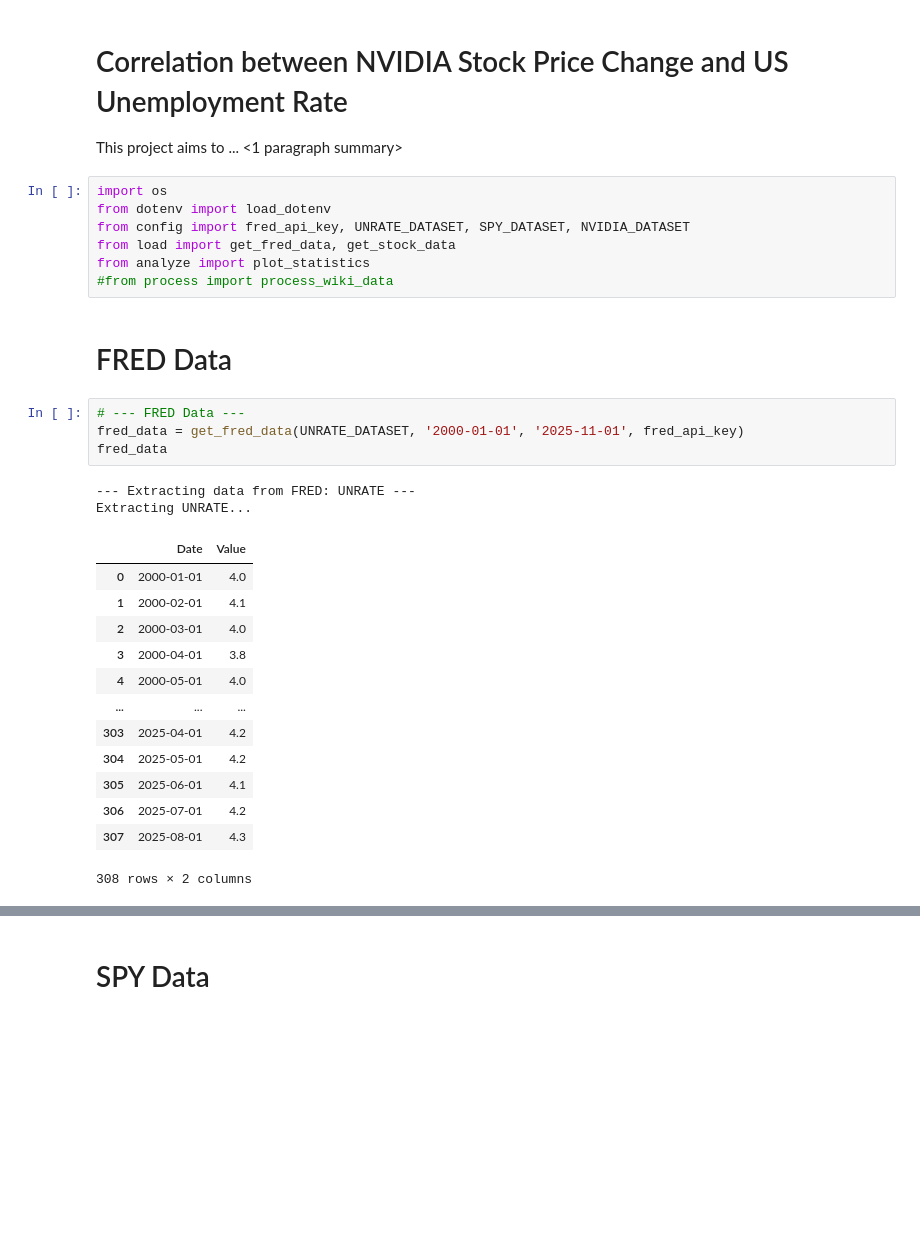
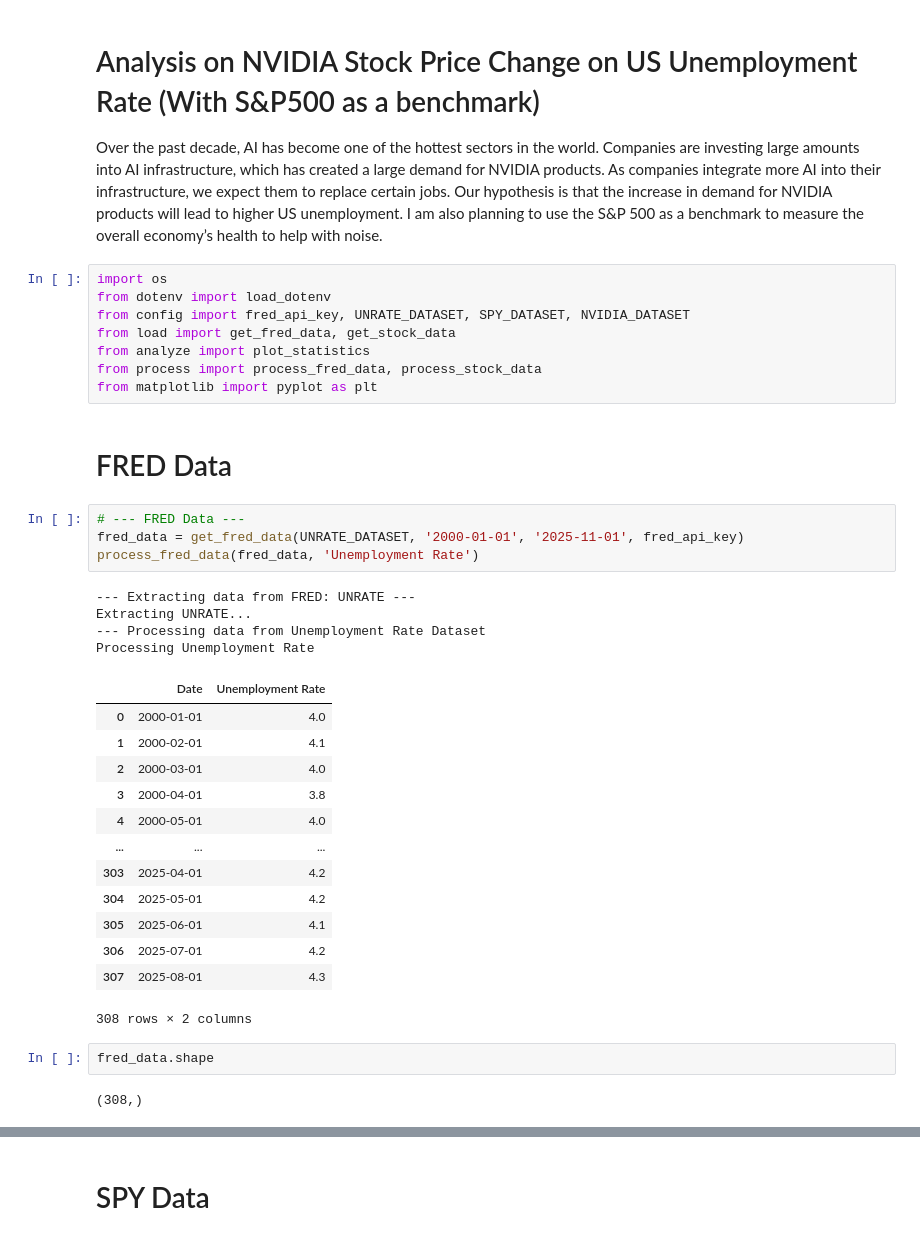
Before and after one commit to bwhong/bwhong-dsci510_fall2025_final_project, a Jupyter notebook: src/results.ipynb, the cells around one changed output, grey strips where cells are left out. Cells and saved outputs as stored; diff of their text form; blank space fills up the shorter version.

```diff
--- a/src/results.ipynb
+++ b/src/results.ipynb
@@ -1,23 +1,26 @@
 # %% [markdown]
-# Correlation between NVIDIA Stock Price Change and US Unemployment Rate
-This project aims to ... <1 paragraph summary>
+# Analysis on NVIDIA Stock Price Change on US Unemployment Rate (With S&P500 as a benchmark)
+Over the past decade, AI has become one of the hottest sectors in the world. Companies are investing large amounts into AI infrastructure, which has created a large demand for NVIDIA products. As companies integrate more AI into their infrastructure, we expect them to replace certain jobs. Our hypothesis is that the increase in demand for NVIDIA products will lead to higher US unemployment. I am also planning to use the S&P 500 as a benchmark to measure the overall economy’s health to help with noise.
 # %%
 import os
 from dotenv import load_dotenv
 from config import fred_api_key, UNRATE_DATASET, SPY_DATASET, NVIDIA_DATASET
 from load import get_fred_data, get_stock_data
 from analyze import plot_statistics
-#from process import process_wiki_data
+from process import process_fred_data, process_stock_data
+from matplotlib import pyplot as plt
 # %% [markdown]
 # FRED Data
 # %%
 # --- FRED Data ---
 fred_data = get_fred_data(UNRATE_DATASET, '2000-01-01', '2025-11-01', fred_api_key)
-fred_data
+process_fred_data(fred_data, 'Unemployment Rate')
 # %% [output]
 --- Extracting data from FRED: UNRATE ---
 Extracting UNRATE...
+--- Processing data from Unemployment Rate Dataset
+Processing Unemployment Rate
-|  | Date | Value |
+|  | Date | Unemployment Rate |
 | 0 | 2000-01-01 | 4.0 |
 | 1 | 2000-02-01 | 4.1 |
 | 2 | 2000-03-01 | 4.0 |
@@ -30,6 +33,10 @@ Extracting UNRATE...
 | 306 | 2025-07-01 | 4.2 |
 | 307 | 2025-08-01 | 4.3 |
 308 rows × 2 columns
+# %%
+fred_data.shape
+# %% [output]
+(308,)
 # %%
 plot_statistics(fred_data, 'Unemployment Rate')
 # %% [output]
```
Also changed, not shown: parts of 6 cells of this notebook, 2 other files.
